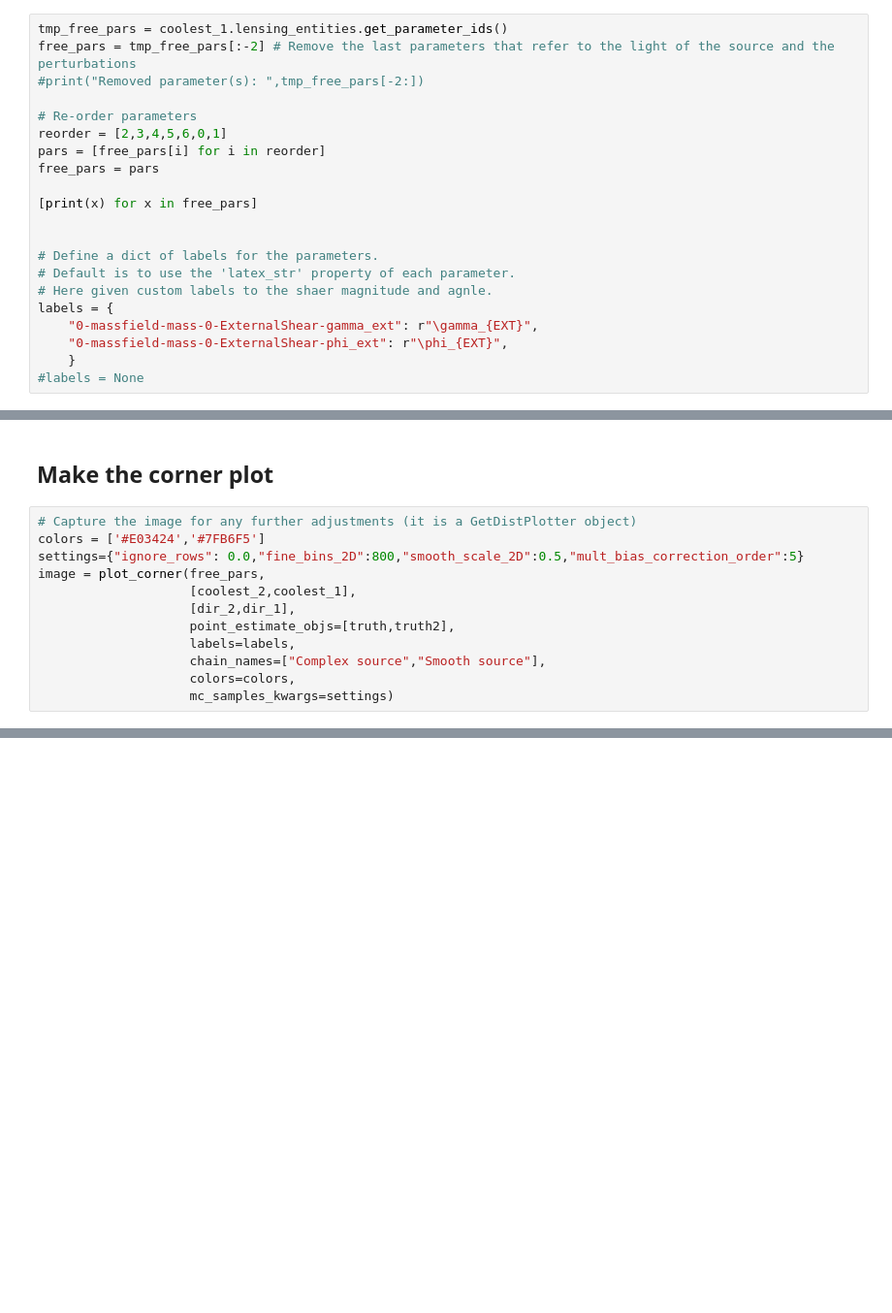
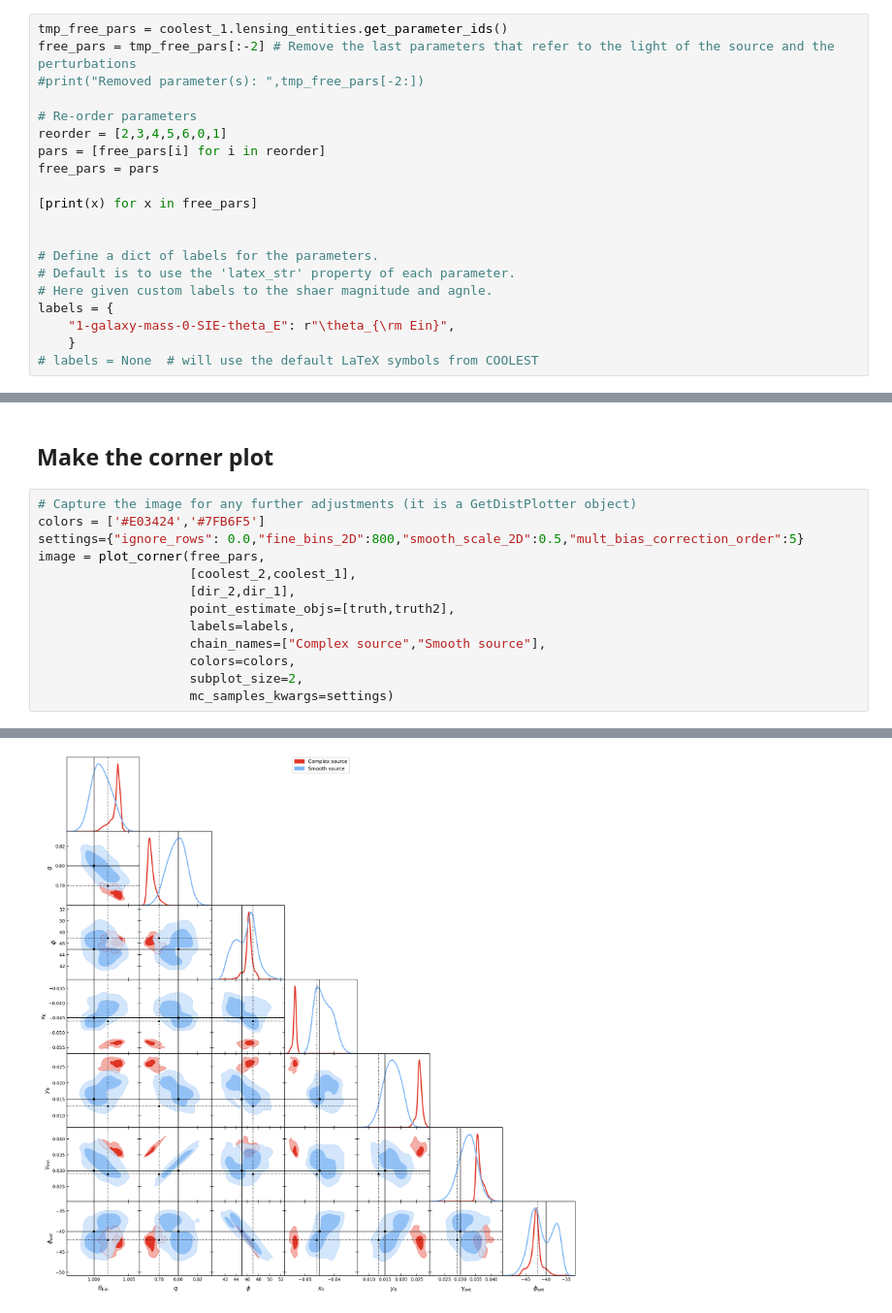
Before and after one commit to aymgal/COOLEST, a Jupyter notebook: docs/notebooks/06-make_corner_plot.ipynb, the cells around one changed output, grey strips where cells are left out. Shown at 97% size. Cells and saved outputs as stored; diff of their text form; blank space fills up the shorter version.

```diff
--- a/docs/notebooks/06-make_corner_plot.ipynb
+++ b/docs/notebooks/06-make_corner_plot.ipynb
@@ -77,10 +77,9 @@ free_pars = pars
 # Default is to use the 'latex_str' property of each parameter.
 # Here given custom labels to the shaer magnitude and agnle.
 labels = {
-    "0-massfield-mass-0-ExternalShear-gamma_ext": r"\gamma_{EXT}",
-    "0-massfield-mass-0-ExternalShear-phi_ext": r"\phi_{EXT}",
+    "1-galaxy-mass-0-SIE-theta_E": r"\theta_{\rm Ein}",
     }
-#labels = None
+# labels = None  # will use the default LaTeX symbols from COOLEST
 # %% [output]
 1-galaxy-mass-0-SIE-theta_E
 1-galaxy-mass-0-SIE-q
@@ -94,20 +93,22 @@ labels = {
 # %%
 # Capture the image for any further adjustments (it is a GetDistPlotter object)
 colors = ['#E03424','#7FB6F5']
 settings={"ignore_rows": 0.0,"fine_bins_2D":800,"smooth_scale_2D":0.5,"mult_bias_correction_order":5}
 image = plot_corner(free_pars,
                     [coolest_2,coolest_1],
                     [dir_2,dir_1],
                     point_estimate_objs=[truth,truth2],
                     labels=labels,
                     chain_names=["Complex source","Smooth source"],
                     colors=colors,
+                    subplot_size=2,
                     mc_samples_kwargs=settings)
 # %% [output]
 WARNING:root:outlier fraction 0.0008496176720475786
 WARNING:root:fine_bins not large enough to well sample smoothing scale - 1-galaxy-mass-0-SIE-theta_E
 WARNING:root:outlier fraction 0.001990049751243781
 WARNING:root:fine_bins not large enough to well sample smoothing scale - 1-galaxy-mass-0-SIE-center_x
 WARNING:root:fine_bins_2D not large enough for optimal density: 1-galaxy-mass-0-SIE-theta_E, 1-galaxy-mass-0-SIE-center_x
 WARNING:root:fine_bins_2D not large enough for optimal density: 1-galaxy-mass-0-SIE-theta_E, 1-galaxy-mass-0-SIE-center_y
 WARNING:root:fine_bins_2D not large enough for optimal density: 1-galaxy-mass-0-SIE-center_x, 1-galaxy-mass-0-SIE-center_y
+[figure, added]
```
Also changed, not shown: parts of 2 cells of this notebook, 9 other files.
